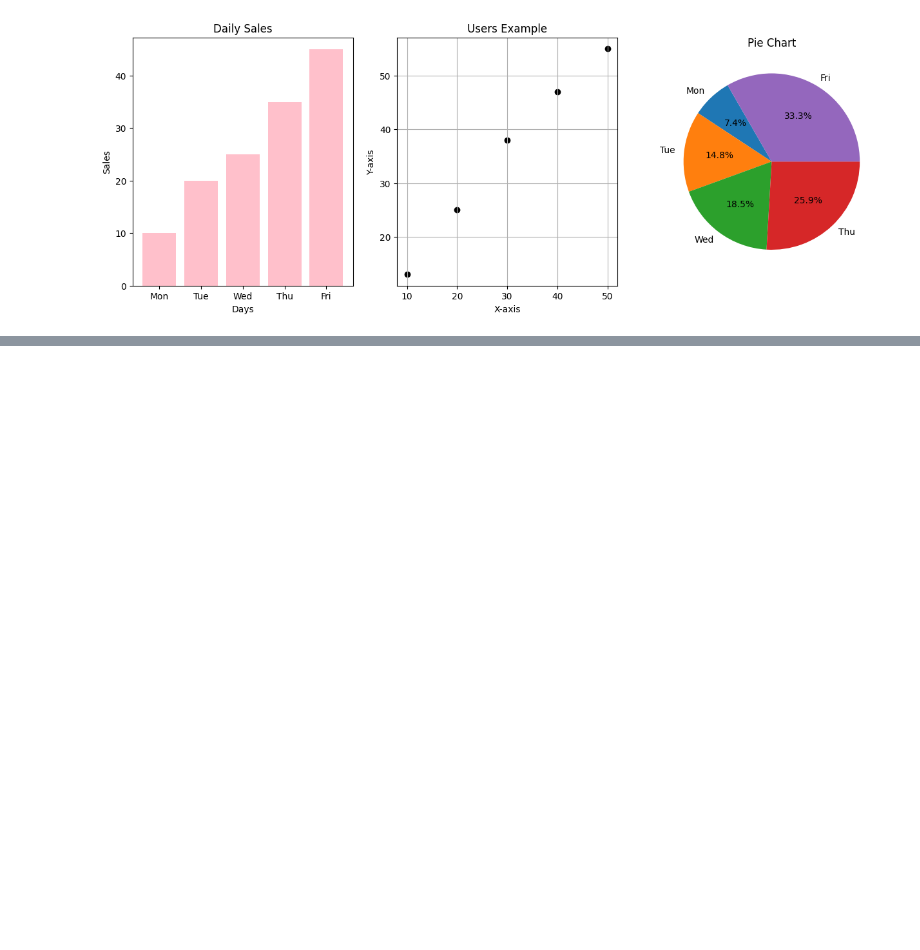
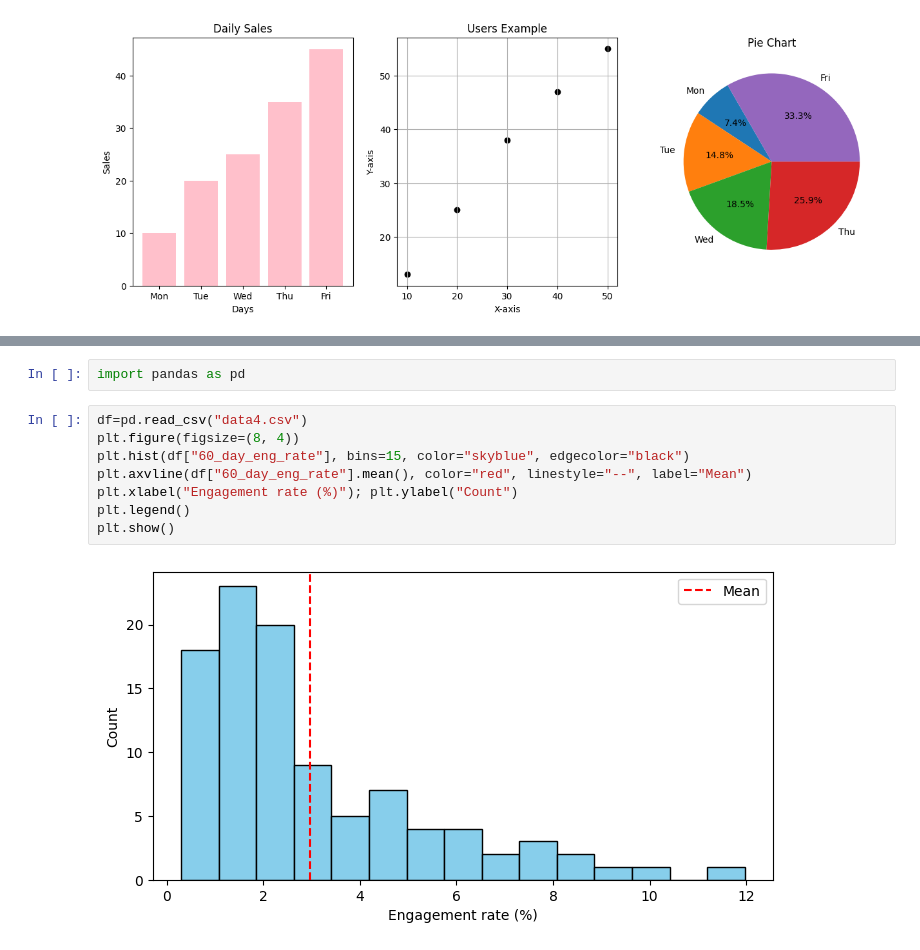
Before and after one commit to AnshuAnshu01/Data_Analytics_Python, a Jupyter notebook: matplotlib.ipynb, the cells around one changed output, grey strips where cells are left out. Drawn from its saved outputs; the diff is of its cells as text; blank space fills up the shorter version.

```diff
--- a/matplotlib.ipynb
+++ b/matplotlib.ipynb
@@ -131,0 +185,12 @@ plt.show()
+# %%
+import pandas as pd
+# %%
+df=pd.read_csv("data4.csv")
+plt.figure(figsize=(8, 4))
+plt.hist(df["60_day_eng_rate"], bins=15, color="skyblue", edgecolor="black")
+plt.axvline(df["60_day_eng_rate"].mean(), color="red", linestyle="--", label="Mean")
+plt.xlabel("Engagement rate (%)"); plt.ylabel("Count")
+plt.legend()
+plt.show()
+# %% [output]
+[figure, added]
```
Also changed, not shown: parts of 7 cells of this notebook.
